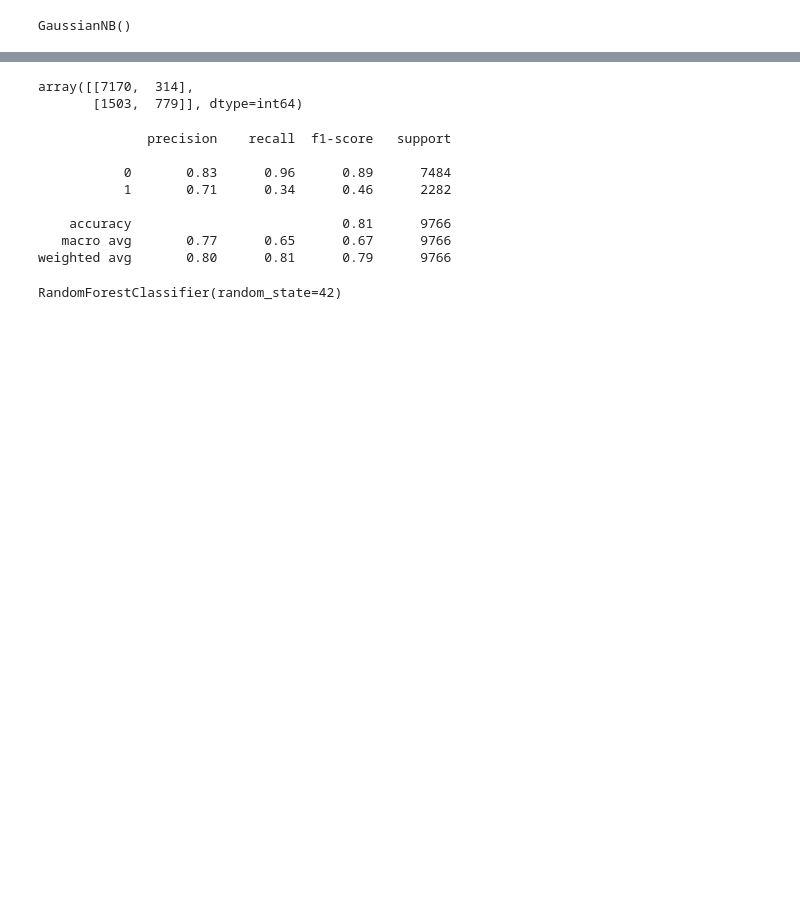
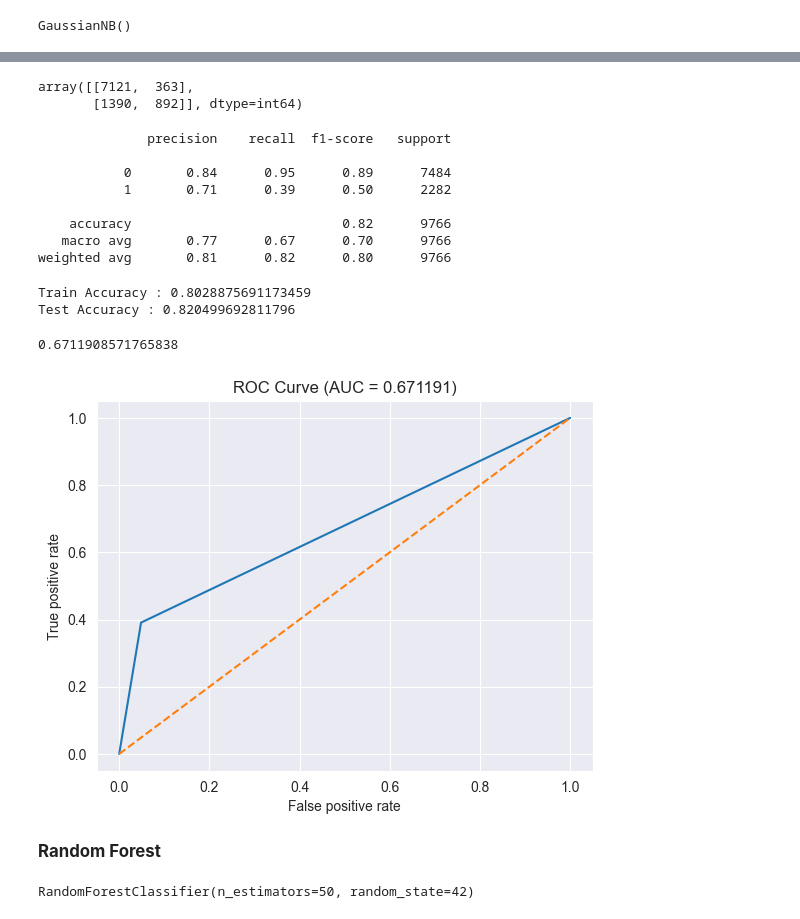
Before and after one commit to Aslam-456/Machine_Learning, a Jupyter notebook: model_building.ipynb, the cells around one changed output, grey strips where cells are left out. Saved outputs shown, nothing was run; the diff lists cells and outputs as text; code cells hidden in the pictures; blank space fills up the shorter version.

```diff
--- a/model_building.ipynb
+++ b/model_building.ipynb
@@ -37,6 +39,6 @@ gb.fit(x_train,y_train)
 GaussianNB()
 # %%
 #Making predictions
-y_pred = gb.predict(x_test)
+y_nb_pred = gb.predict(x_test)
 # %%
 from sklearn.metrics import accuracy_score
@@ -46,18 +48,18 @@ accuracy_score(y_test,y_pred)
 # %%
 from sklearn.metrics import confusion_matrix
-confusion_matrix(y_test,y_pred)
+confusion_matrix(y_test,y_nb_pred)
 # %% [output]
-array([[7170,  314],
-       [1503,  779]], dtype=int64)
+array([[7121,  363],
+       [1390,  892]], dtype=int64)
 # %%
 from sklearn.metrics import classification_report
-print(classification_report(y_test,y_pred))
+print(classification_report(y_test,y_nb_pred))
 # %% [output]
               precision    recall  f1-score   support
 
-           0       0.83      0.96      0.89      7484
-           1       0.71      0.34      0.46      2282
+           0       0.84      0.95      0.89      7484
+           1       0.71      0.39      0.50      2282
 
-    accuracy                           0.81      9766
-   macro avg       0.77      0.65      0.67      9766
-weighted avg       0.80      0.81      0.79      9766
+    accuracy                           0.82      9766
+   macro avg       0.77      0.67      0.70      9766
+weighted avg       0.81      0.82      0.80      9766
@@ -78,11 +66,38 @@ weighted avg       0.80      0.81      0.79      9766
+# %%
+print(f'Train Accuracy : {gb.score(x_train,y_train)}')
+print(f'Test Accuracy : {gb.score(x_test,y_test)}')          #As the accuracies are close , the model has no over fitting issues
+# %% [output]
+Train Accuracy : 0.8028875691173459
+Test Accuracy : 0.820499692811796
+# %%
+from sklearn.metrics import roc_auc_score
+roc_auc = roc_auc_score(y_test,y_nb_pred)
+roc_auc
+# %% [output]
+0.6711908571765838
+# %%
+#ROC curve for naive bayes
+from sklearn.metrics import roc_curve
+import matplotlib.pyplot as plt
+fpr,tpr,thresholds = roc_curve(y_test,y_nb_pred)
+plt.plot(fpr,tpr)
+plt.plot([0,1],[0,1],linestyle='--')
+plt.xlabel('False positive rate')
+plt.ylabel('True positive rate')
+plt.title('ROC Curve (AUC = {:2f})'.format(roc_auc))
+plt.show()
+# %% [output]
+[figure, added]
+# %% [markdown]
+**<big>Random Forest</big>**
 # %%
 #Random Forest
 from sklearn.ensemble import RandomForestClassifier
 
-rf  = RandomForestClassifier(n_estimators=100, random_state=42)
+rf  = RandomForestClassifier(n_estimators=50, random_state=42)
 rf.fit(x_train,y_train)
 # %% [output]
-RandomForestClassifier(random_state=42)
+RandomForestClassifier(n_estimators=50, random_state=42)
 # %%
 y_rf_pred = rf.predict(x_test)
 accuracy_score(y_test,y_rf_pred)
```
Also changed, not shown: parts of 21 cells of this notebook, 2 other files.
